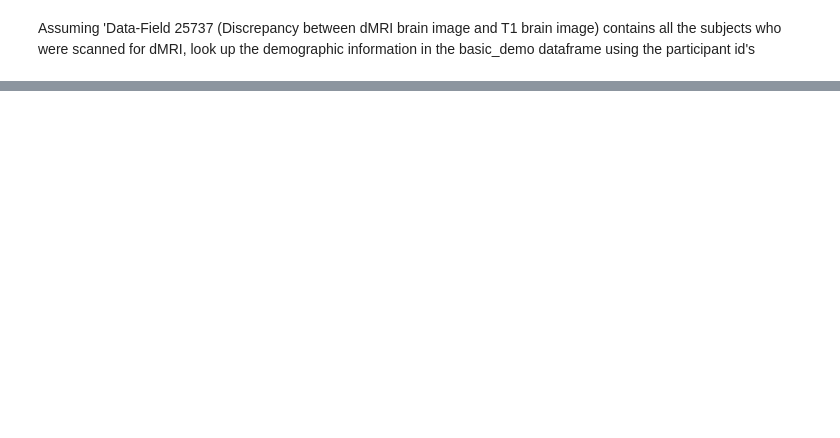
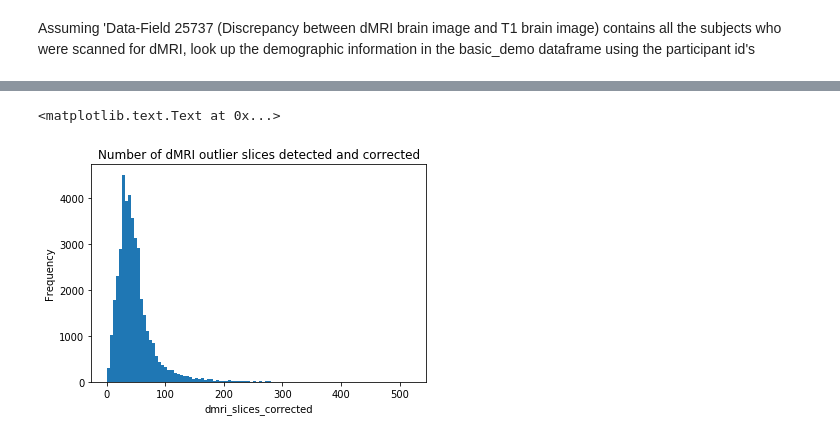
Before and after one commit to ramonacirstian/Diffusion, a Jupyter notebook: basic_stats.ipynb, the cells around one changed output, grey strips where cells are left out. Saved outputs shown, nothing was run; the diff lists cells and outputs as text; code cells hidden in the pictures; blank space fills up the shorter version.

```diff
--- a/basic_stats.ipynb
+++ b/basic_stats.ipynb
@@ -59,0 +127,8 @@ brain_IDPs.dropna(inplace=True)
+# %%
+plt.hist(dmri_demo['dmri_slices_corrected'], bins=100)
+plt.xlabel('dmri_slices_corrected')
+plt.ylabel('Frequency')
+plt.title('Number of dMRI outlier slices detected and corrected')
+# %% [output]
+<matplotlib.text.Text at 0x...>
+[figure, added]
```
Also changed, not shown: parts of 19 cells of this notebook.
